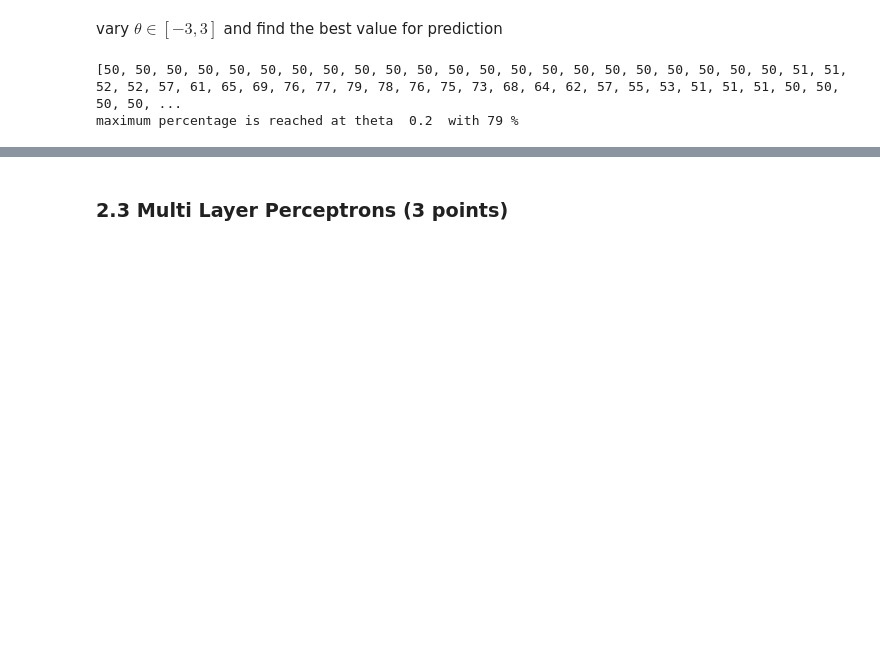
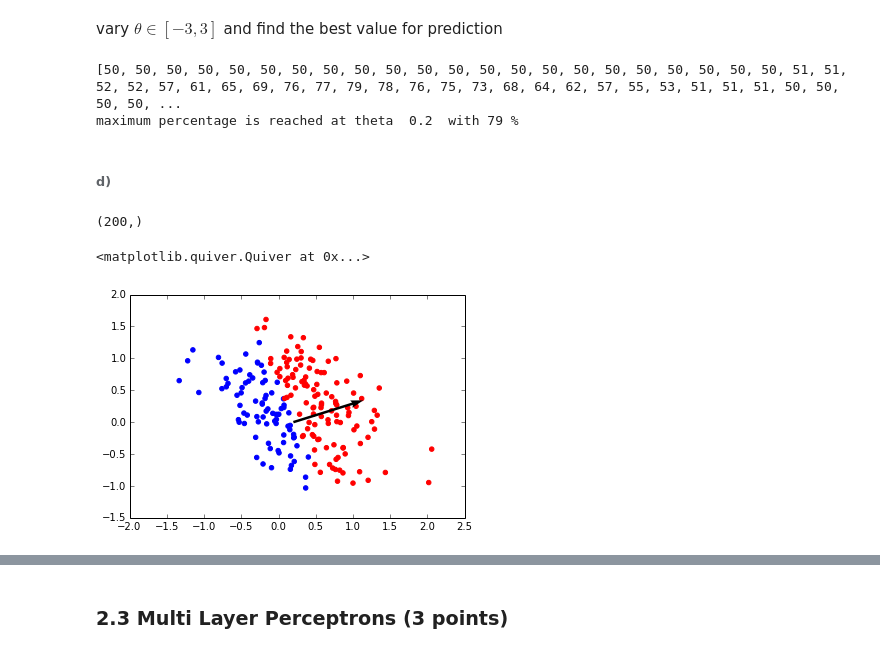
Before and after one commit to JensMeiners/MI1, a Jupyter notebook: Ex02/Ex02.ipynb, the cells around one changed output, grey strips where cells are left out. Saved outputs shown, nothing was run; the diff lists cells and outputs as text; code cells hidden in the pictures; blank space fills up the shorter version.

```diff
--- a/Ex02/Ex02.ipynb
+++ b/Ex02/Ex02.ipynb
@@ -103,3 +103,21 @@ print 'maximum percentage is reached at theta ',best_theta,' with',max(p),'%'
 # %% [output]
 [50, 50, 50, 50, 50, 50, 50, 50, 50, 50, 50, 50, 50, 50, 50, 50, 50, 50, 50, 50, 50, 50, 51, 51, 52, 52, 57, 61, 65, 69, 76, 77, 79, 78, 76, 75, 73, 68, 64, 62, 57, 55, 53, 51, 51, 51, 50, 50, 50, 50, ...
 maximum percentage is reached at theta  0.2  with 79 %
+# %% [markdown]
+###### d)
+# %%
+# predictions using the best parameters
+pred = f([x1,x2],best_w,best_theta)
+# %% [output]
+(200,)
+# %%
+plt.scatter(x1[pred==-1], x2[pred==-1],color='blue')
+plt.scatter(x1[pred==1], x2[pred==1],color='red')
+
+soa =np.array( [ [best_theta,0,best_w[0],best_w[1]] ])
+X,Y,U,V = zip(*soa)
+ax = plt.gca()
+ax.quiver(X,Y,U,V,angles='xy',scale_units='xy',scale=1)
+# %% [output]
+<matplotlib.quiver.Quiver at 0x...>
+[figure, added]
```
Also changed, not shown: parts of 3 cells of this notebook.
